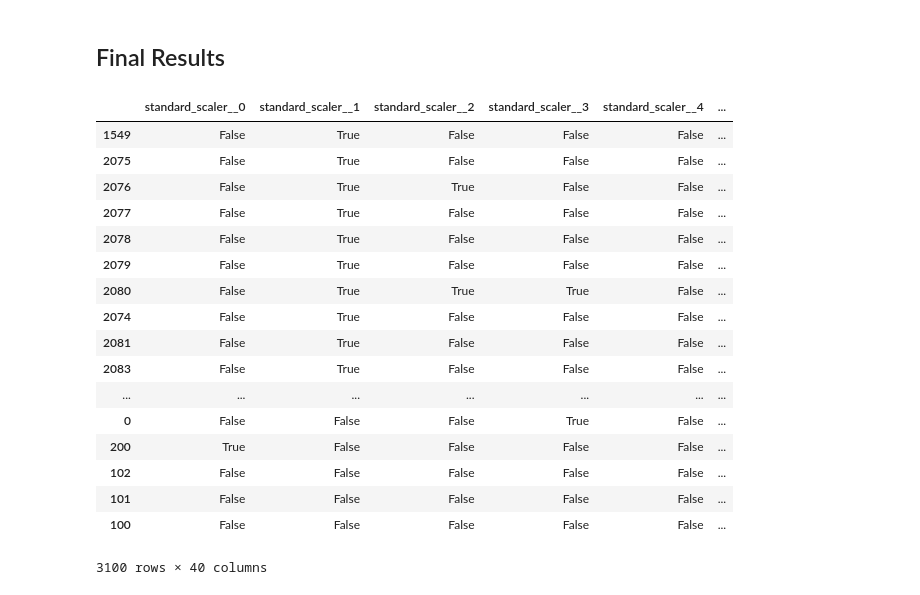
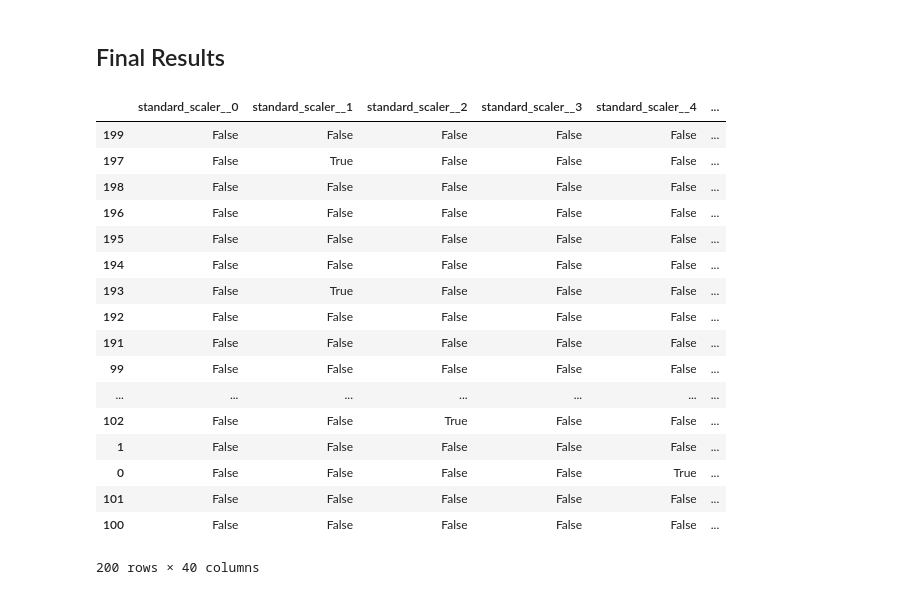
Before and after one commit to Peter-32/shap_scaling_experiments, a Jupyter notebook: main.ipynb, the cells around one changed output. Cells and saved outputs as stored; diff of their text form; code cells hidden in the pictures.

```diff
--- a/main.ipynb
+++ b/main.ipynb
@@ -222,23 +206,25 @@ param_distributions
 # %% [markdown]
 ## Final Results
 # %%
+pd.set_option('display.max_columns', 500)
+
 experiments_results.sort_values(by='score')
 # %% [output]
 |  | standard_scaler__0 | standard_scaler__1 | standard_scaler__2 | standard_scaler__3 | standard_scaler__4 | ... |
-| 1549 | False | True | False | False | False | ... |
-| 2075 | False | True | False | False | False | ... |
-| 2076 | False | True | True | False | False | ... |
-| 2077 | False | True | False | False | False | ... |
-| 2078 | False | True | False | False | False | ... |
-| 2079 | False | True | False | False | False | ... |
-| 2080 | False | True | True | True | False | ... |
-| 2074 | False | True | False | False | False | ... |
-| 2081 | False | True | False | False | False | ... |
-| 2083 | False | True | False | False | False | ... |
+| 199 | False | False | False | False | False | ... |
+| 197 | False | True | False | False | False | ... |
+| 198 | False | False | False | False | False | ... |
+| 196 | False | False | False | False | False | ... |
+| 195 | False | False | False | False | False | ... |
+| 194 | False | False | False | False | False | ... |
+| 193 | False | True | False | False | False | ... |
+| 192 | False | False | False | False | False | ... |
+| 191 | False | False | False | False | False | ... |
+| 99 | False | False | False | False | False | ... |
 | ... | ... | ... | ... | ... | ... | ... |
-| 0 | False | False | False | True | False | ... |
-| 200 | True | False | False | False | False | ... |
-| 102 | False | False | False | False | False | ... |
+| 102 | False | False | True | False | False | ... |
+| 1 | False | False | False | False | False | ... |
+| 0 | False | False | False | False | True | ... |
 | 101 | False | False | False | False | False | ... |
 | 100 | False | False | False | False | False | ... |
-3100 rows × 40 columns
+200 rows × 40 columns
```
Also changed, not shown: parts of 3 cells of this notebook.
